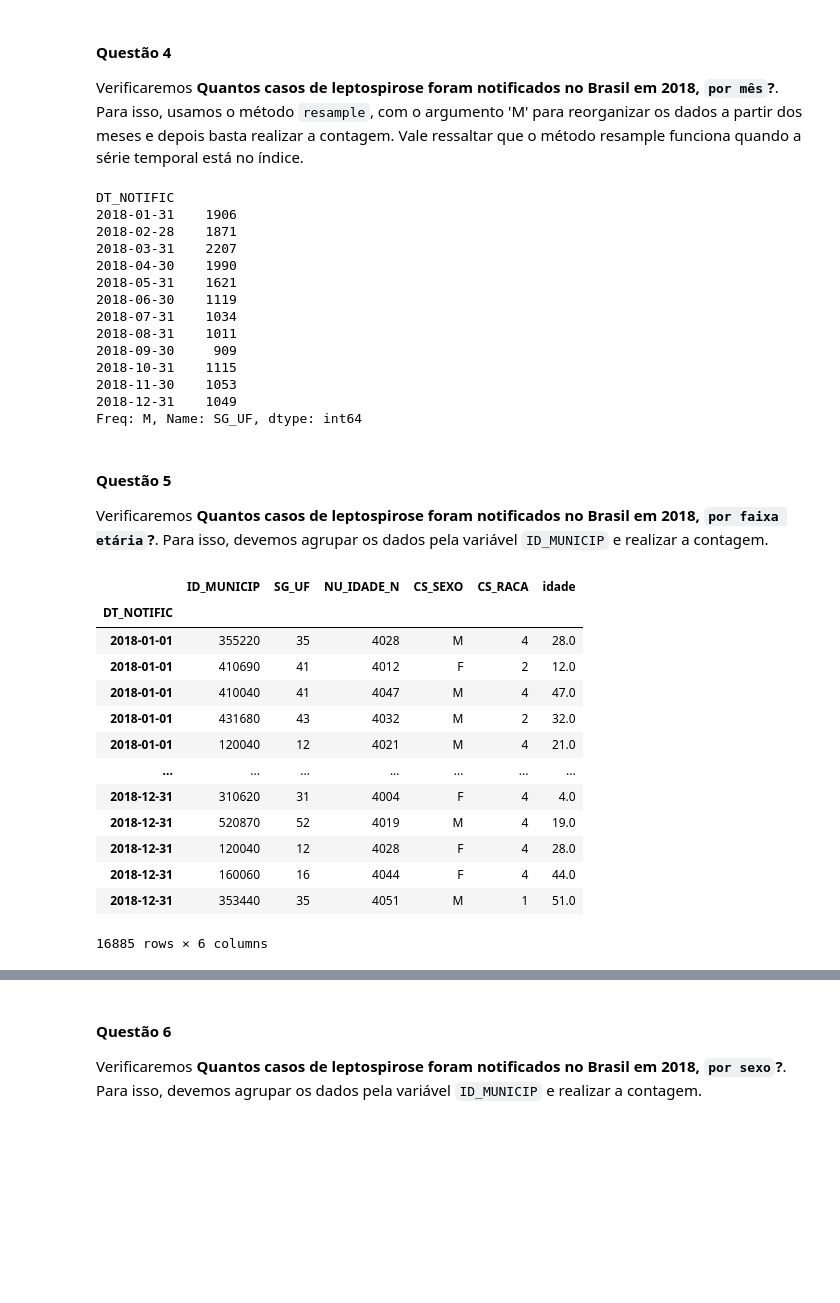
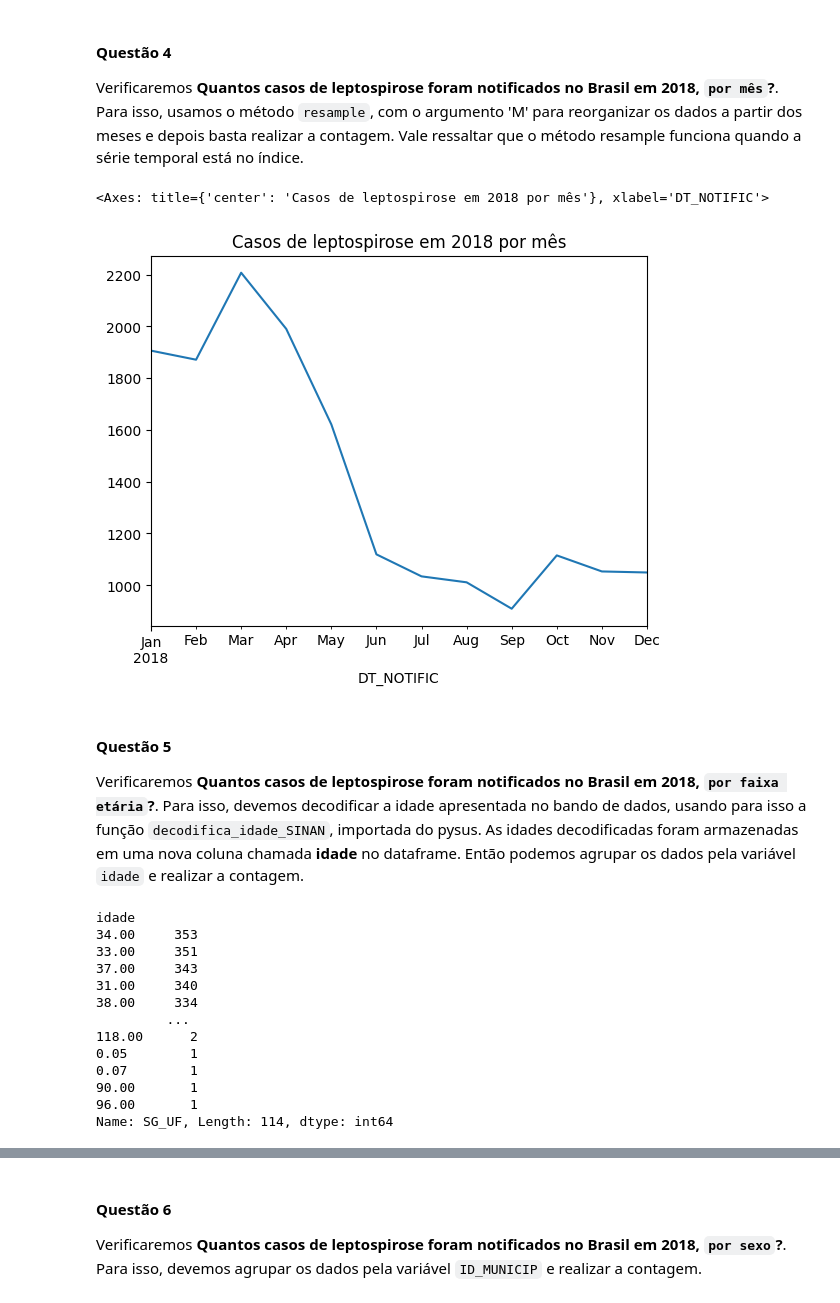
Before and after one commit to gtironi/exercicios_python, a Jupyter notebook: Projeto SUS/notebook_pysus.ipynb, the cells around one changed output, grey strips where cells are left out. Drawn from its saved outputs; the diff is of its cells as text; code cells hidden in the pictures; blank space fills up the shorter version.

```diff
--- a/Projeto SUS/notebook_pysus.ipynb
+++ b/Projeto SUS/notebook_pysus.ipynb
@@ -121,43 +121,31 @@ agrupado_por_estado.plot.bar(color = '#d75413', title = 'Casos de leptospirose e
 Verificaremos **Quantos casos de leptospirose foram notificados no Brasil em 2018, `por mês`?**. Para isso, usamos o método `resample`, com o argumento 'M' para reorganizar os dados a partir dos meses e depois basta realizar a contagem. Vale ressaltar que o método resample funciona quando a série temporal está no índice.
 # %%
 agrupado_por_mês = dataframe_lepto_2018.resample('M').count()['SG_UF']
-agrupado_por_mês
+agrupado_por_mês.plot.line(title = 'Casos de leptospirose em 2018 por mês')
 # %% [output]
-DT_NOTIFIC
-2018-01-31    1906
-2018-02-28    1871
-2018-03-31    2207
-2018-04-30    1990
-2018-05-31    1621
-2018-06-30    1119
-2018-07-31    1034
-2018-08-31    1011
-2018-09-30     909
-2018-10-31    1115
-2018-11-30    1053
-2018-12-31    1049
-Freq: M, Name: SG_UF, dtype: int64
+<Axes: title={'center': 'Casos de leptospirose em 2018 por mês'}, xlabel='DT_NOTIFIC'>
+[figure, added]
 # %% [markdown]
 #### Questão 5
 
-Verificaremos **Quantos casos de leptospirose foram notificados no Brasil em 2018, `por faixa etária`?**. Para isso, devemos agrupar os dados pela variável `ID_MUNICIP` e realizar a contagem.
+Verificaremos **Quantos casos de leptospirose foram notificados no Brasil em 2018, `por faixa etária`?**. Para isso, devemos decodificar a idade apresentada no bando de dados, usando para isso a função `decodifica_idade_SINAN`, importada do pysus. As idades decodificadas foram armazenadas em uma nova coluna chamada **idade** no dataframe. Então podemos agrupar os dados pela variável `idade` e realizar a contagem.
 # %%
+pd.options.mode.chained_assignment = None
 dataframe_lepto_2018['idade'] = decodifica_idade_SINAN(dataframe_lepto_2018.NU_IDADE_N)
 dataframe_lepto_2018['idade'] = dataframe_lepto_2018['idade'].round(2)
 agrupado_por_idade = dataframe_lepto_2018.groupby('idade').count().sort_values('SG_UF', ascending=False)
-agrupado_por_idade['SG_UF']
+agrupado_por_idade.loc[:, 'SG_UF']
 # %% [output]
-|  | ID_MUNICIP | SG_UF | NU_IDADE_N | CS_SEXO | CS_RACA | idade |
-| DT_NOTIFIC |  |  |  |  |  |  |
-| 2018-01-01 | 355220 | 35 | 4028 | M | 4 | 28.0 |
-| 2018-01-01 | 410690 | 41 | 4012 | F | 2 | 12.0 |
-| 2018-01-01 | 410040 | 41 | 4047 | M | 4 | 47.0 |
-| 2018-01-01 | 431680 | 43 | 4032 | M | 2 | 32.0 |
-| 2018-01-01 | 120040 | 12 | 4021 | M | 4 | 21.0 |
-| ... | ... | ... | ... | ... | ... | ... |
-| 2018-12-31 | 310620 | 31 | 4004 | F | 4 | 4.0 |
-| 2018-12-31 | 520870 | 52 | 4019 | M | 4 | 19.0 |
-| 2018-12-31 | 120040 | 12 | 4028 | F | 4 | 28.0 |
-| 2018-12-31 | 160060 | 16 | 4044 | F | 4 | 44.0 |
-| 2018-12-31 | 353440 | 35 | 4051 | M | 1 | 51.0 |
-16885 rows × 6 columns
+idade
+34.00     353
+33.00     351
+37.00     343
+31.00     340
+38.00     334
+         ...
+118.00      2
+0.05        1
+0.07        1
+90.00       1
+96.00       1
+Name: SG_UF, Length: 114, dtype: int64
```
Also changed, not shown: parts of 2 cells of this notebook, 1 other file.
